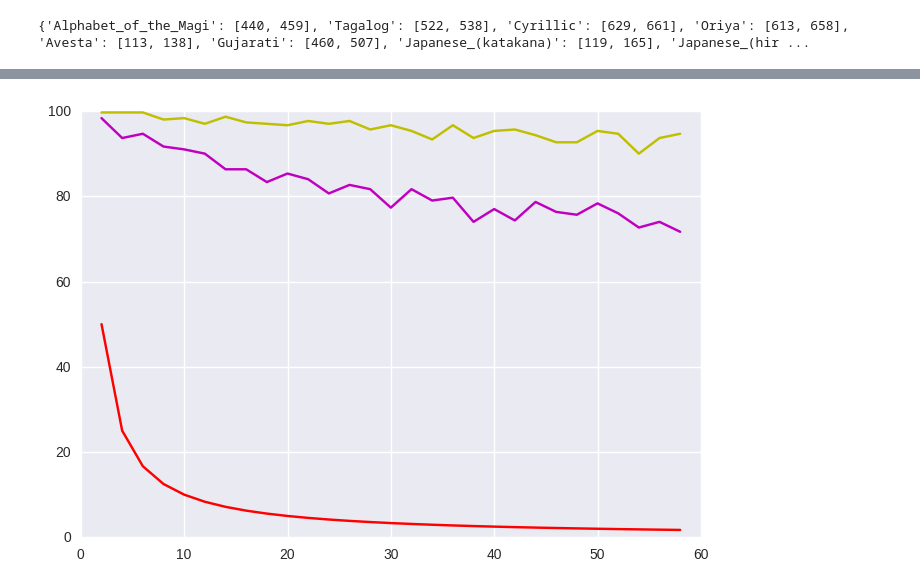
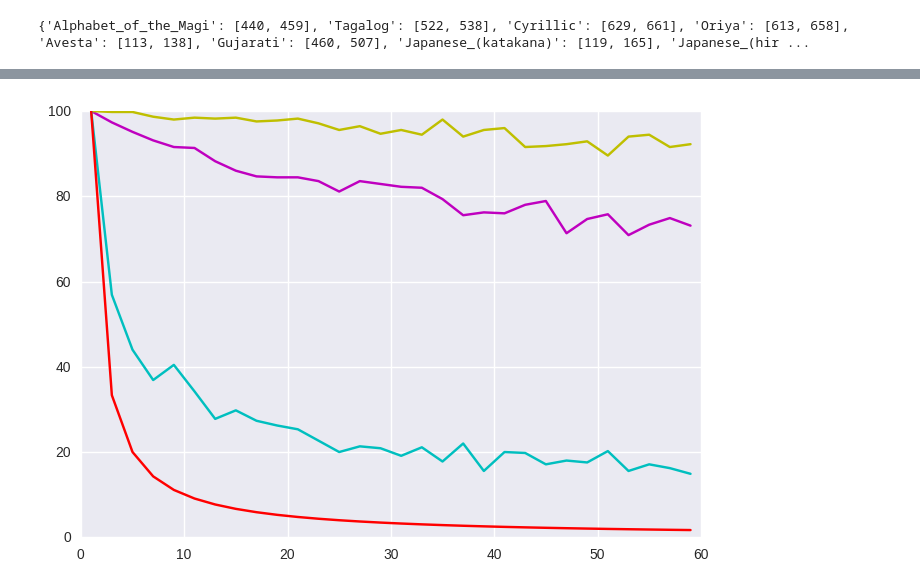
Before and after one commit to sorenbouma/keras-oneshot, a Jupyter notebook: SiameseNet.ipynb, the cells around one changed output, grey strips where cells are left out. Cells and saved outputs as stored; diff of their text form; code cells hidden in the pictures.

```diff
--- a/SiameseNet.ipynb
+++ b/SiameseNet.ipynb
@@ -17,8 +17,8 @@ def W_init(shape,name=None):
     values = rng.normal(loc=0,scale=1e-2,size=shape)
     return K.variable(values,name=name)
 #//TODO: figure out how to initialize layer biases in keras.
-
 def b_init(shape,name=None):
+    """Initialize bias as in paper"""
     values=rng.normal(loc=0.5,scale=1e-2,size=shape)
     return K.variable(values,name=name)
 
@@ -101,14 +101,21 @@ class Siamese_Loader:
             pairs[1][i,:,:,:] = X[category_2,idx_2].reshape(self.w,self.h,1)
         return pairs, targets
 
-    def make_oneshot_task(self,N,s="val",language="same"):
+    def make_oneshot_task(self,N,s="val",language=None):
         """Create pairs of test image, support set for testing N way one-shot learning. """
         X=self.data[s]
         n_classes, n_examples = X.shape[0],X.shape[1]
-        if language == "same":
-            categories = rng.choice(n_classes,size=(N,),replace=False)
+        if language is not None:
+            low,high = self.categories[s][language]
+            try:
+                categories = rng.choice(range(low,high),size=(N,),replace=False)
+            except ValueError:
+                print("this language doesn't have enough characters for that one-shot task")
+
             indices = rng.randint(0,self.n_examples,size=(N,))
         else:
+            categories = rng.choice(range(n_classes),size=(N,),replace=False)
+
             start_idx, end_idx =self.categories[s][language]
         true_category = categories[0]
         ex1, ex2 = rng.choice(n_examples,replace=False,size=(2,))
@@ -170,7 +177,7 @@ def plot_oneshot_task(pairs):
     plt.yticks([])
     plt.show()
 #example of a one-shot learning task
-pairs, targets = loader.make_oneshot_task(25)
+pairs, targets = loader.make_oneshot_task(25,"train","Hebrew")
 plot_oneshot_task(pairs)
 print(targets.reshape(5,5))
 # %% [output]
@@ -202,17 +204,41 @@ for i in range(1,0):
     if i % loss_every == 0:
         print("iteration {}, training loss: {:.2f},".format(i,loss))
 # %%
+def nearest_neighbour(pairs,targets):
+    L2_distances = np.zeros_like(targets)
+    for i in range(len(targets)):
+        L2_distances[i] = np.sum(np.sqrt(pairs[0][i]**2 - pairs[1][i]**2))
+    if np.argmin(L2_distances) == np.argmax(targets):
+        return 1
+    return 0
+
+
+def test_nn_accuracy(N_ways,n_trials,loader):
+    print("Evaluating nearest neighbour on {} unique {} way one-shot learning tasks ...".format(n_trials,N_ways))
+
+    n_right = 0
+
+    for i in range(n_trials):
+        pairs,targets = loader.make_oneshot_task(N_ways,"val")
+        correct = nearest_neighbour(pairs,targets)
+        n_right+= correct
+    return 100.0 * n_right / n_trials
+
+
 siamese_net.load_weights("/home/soren/keras-oneshot/weights")
 ways = np.arange(1,60,2)
-val_accs, train_accs = [],[]
+val_accs, train_accs,nn_accs = [],[],[]
 print("?")
+trials = 450
 for N in ways:
-    val_accs.append(loader.test_oneshot(siamese_net,N,300,"val",verbose=True))
-    train_accs.append(loader.test_oneshot(siamese_net,N,300,"train",verbose=True))
-
+    val_accs.append(loader.test_oneshot(siamese_net,N,trials,"val",verbose=True))
+    train_accs.append(loader.test_oneshot(siamese_net,N,trials,"train",verbose=True))
+    nn_accs.append(test_nn_accuracy(N,trials,loader))
 import seaborn as sns
 plt.plot(ways,val_accs,"m")
 plt.plot(ways,train_accs,"y")
+plt.plot(ways,nn_accs,"c")
+
 plt.plot(ways,100.0/ways,"r")
 plt.show()
 # %% [output]
@@ -236,3 +262,3 @@ Got an average of 94.6666666667% 58 way one-shot learning accuracy
-[figure, old version]
+[figure, new version]
 # %%
 fig,ax = plt.subplots(1)
```
Also changed, not shown: parts of 6 cells of this notebook.
